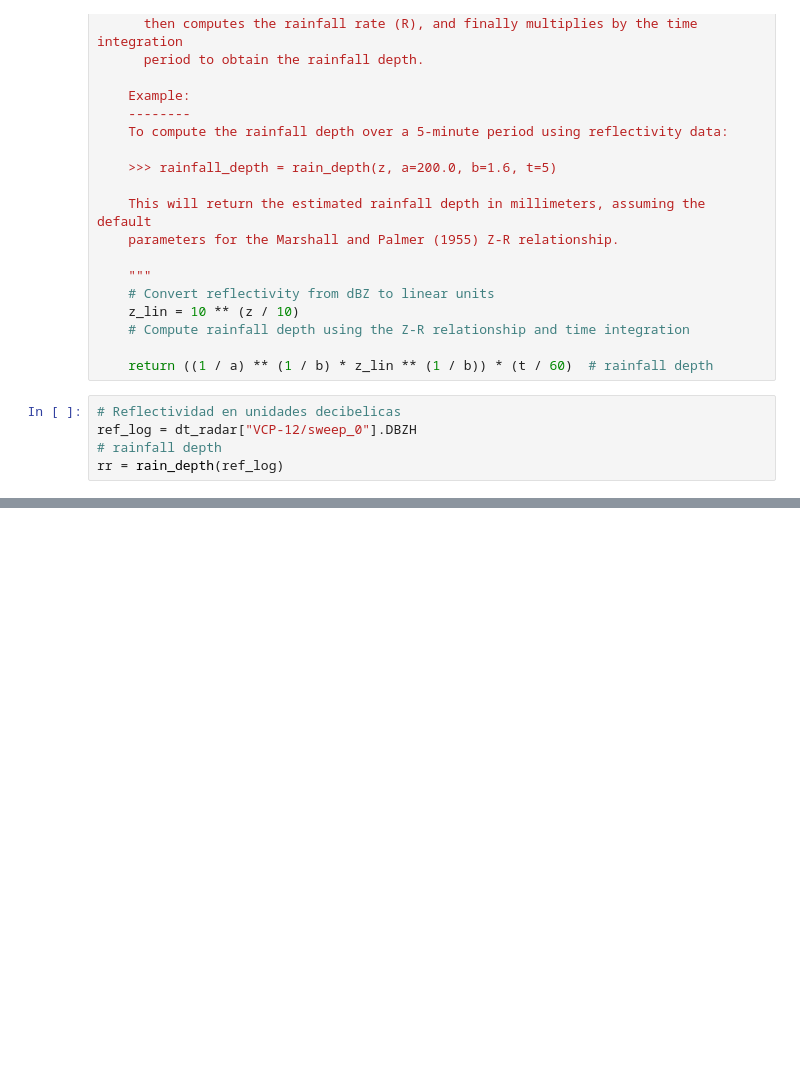
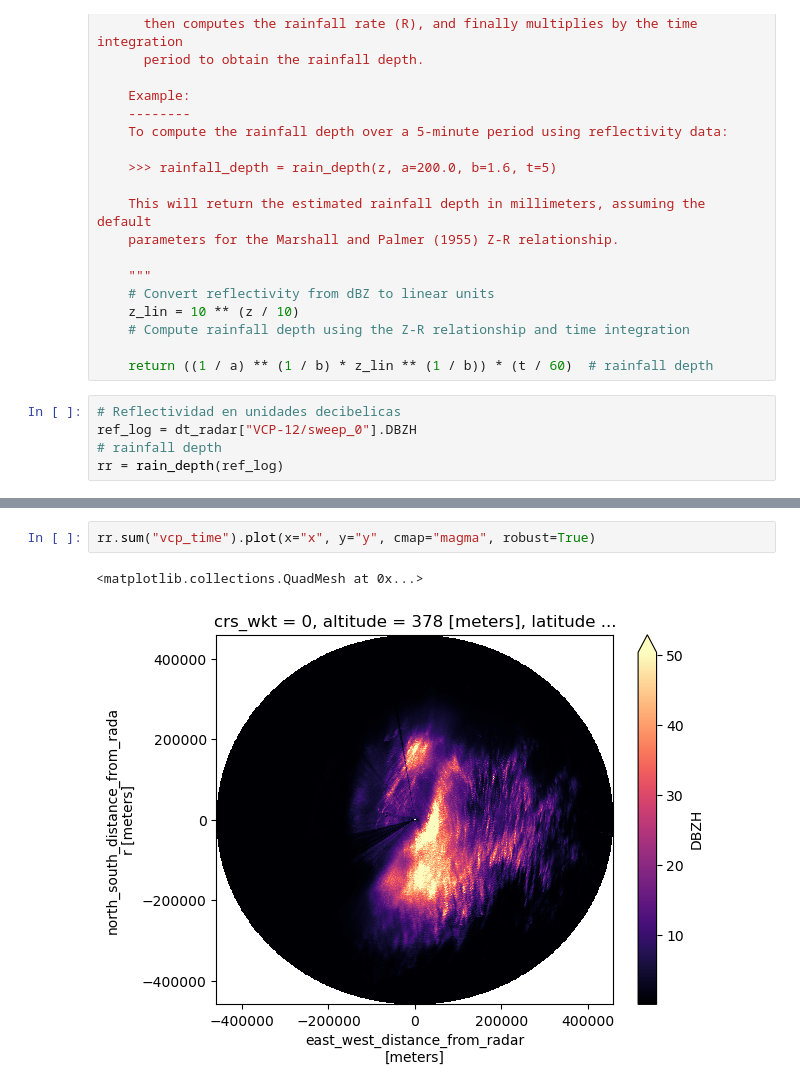
Before and after one commit to aladinor/raw2zarr, a Jupyter notebook: notebooks/reading-from-arraylake.ipynb, the cells around one changed output, grey strips where cells are left out. Saved outputs shown, nothing was run; the diff lists cells and outputs as text; blank space fills up the shorter version.

```diff
--- a/notebooks/reading-from-arraylake.ipynb
+++ b/notebooks/reading-from-arraylake.ipynb
@@ -170,0 +195,5 @@ rr.sum("vcp_time").plot(x="x", y="y", cmap="magma", robust=True)
+# %%
+rr.sum("vcp_time").plot(x="x", y="y", cmap="magma", robust=True)
+# %% [output]
+<matplotlib.collections.QuadMesh at 0x...>
+[figure, added]
```
Also changed, not shown: parts of 8 cells of this notebook, 18 other files.
